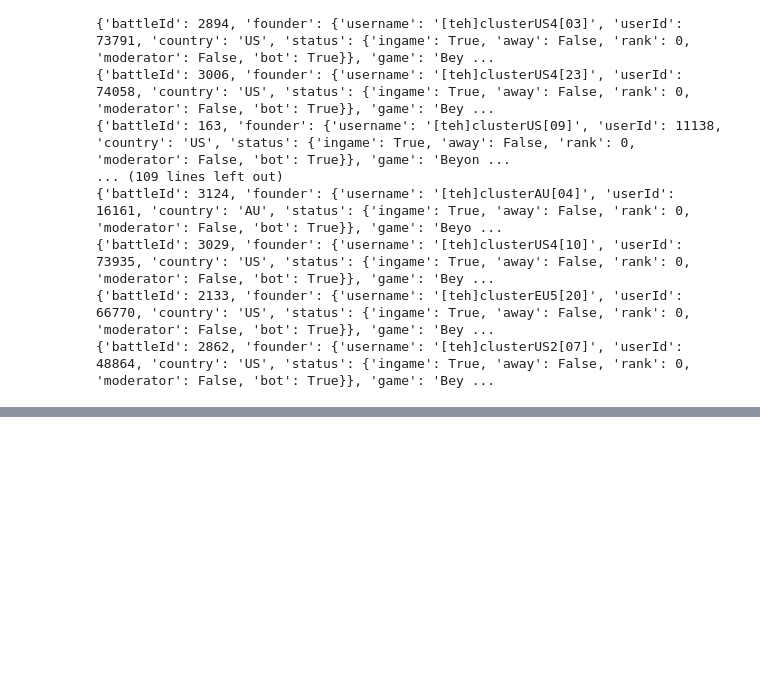
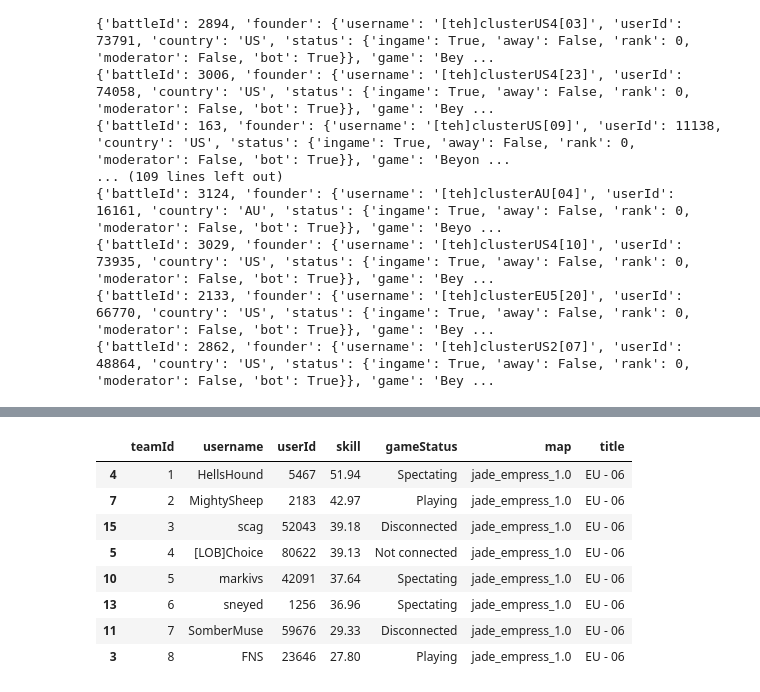
Before and after one commit to furyhawk/bai, a Jupyter notebook: notebooks/library.ipynb, the cells around one changed output, grey strips where cells are left out. Drawn from its saved outputs; the diff is of its cells as text; code cells hidden in the pictures; blank space fills up the shorter version.

```diff
--- a/notebooks/library.ipynb
+++ b/notebooks/library.ipynb
@@ -424,0 +445,12 @@ ValueError: Length of values (16) does not match length of index (1)
+# %%
+battle_list_df.head(team_size // 2)
+# %% [output]
+|  | teamId | username | userId | skill | gameStatus | map | title |
+| 4 | 1 | HellsHound | 5467 | 51.94 | Spectating | jade_empress_1.0 | EU - 06 |
+| 7 | 2 | MightySheep | 2183 | 42.97 | Playing | jade_empress_1.0 | EU - 06 |
+| 15 | 3 | scag | 52043 | 39.18 | Disconnected | jade_empress_1.0 | EU - 06 |
+| 5 | 4 | [LOB]Choice | 80622 | 39.13 | Not connected | jade_empress_1.0 | EU - 06 |
+| 10 | 5 | markivs | 42091 | 37.64 | Spectating | jade_empress_1.0 | EU - 06 |
+| 13 | 6 | sneyed | 1256 | 36.96 | Spectating | jade_empress_1.0 | EU - 06 |
+| 11 | 7 | SomberMuse | 59676 | 29.33 | Disconnected | jade_empress_1.0 | EU - 06 |
+| 3 | 8 | FNS | 23646 | 27.80 | Playing | jade_empress_1.0 | EU - 06 |
```
Also changed, not shown: parts of 25 cells of this notebook, 2 other files.
